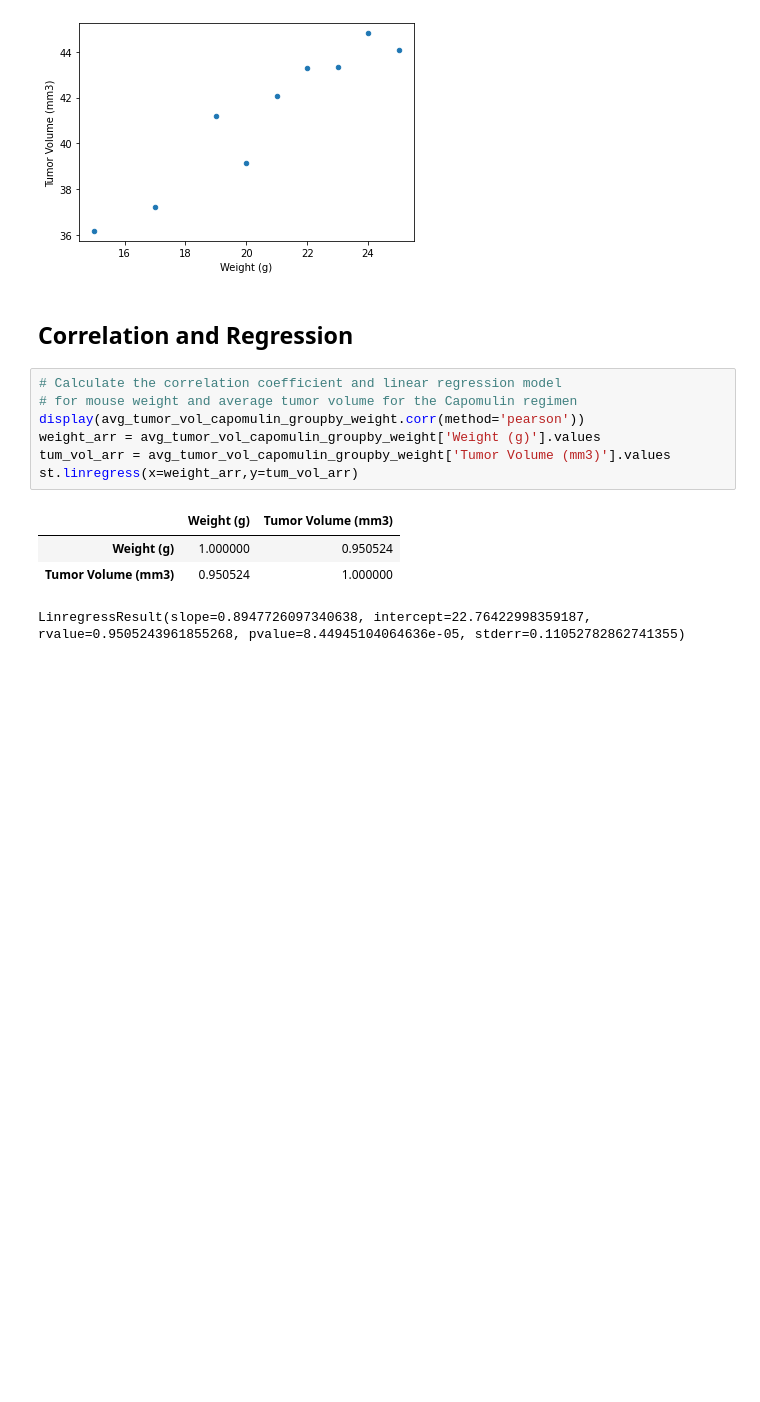
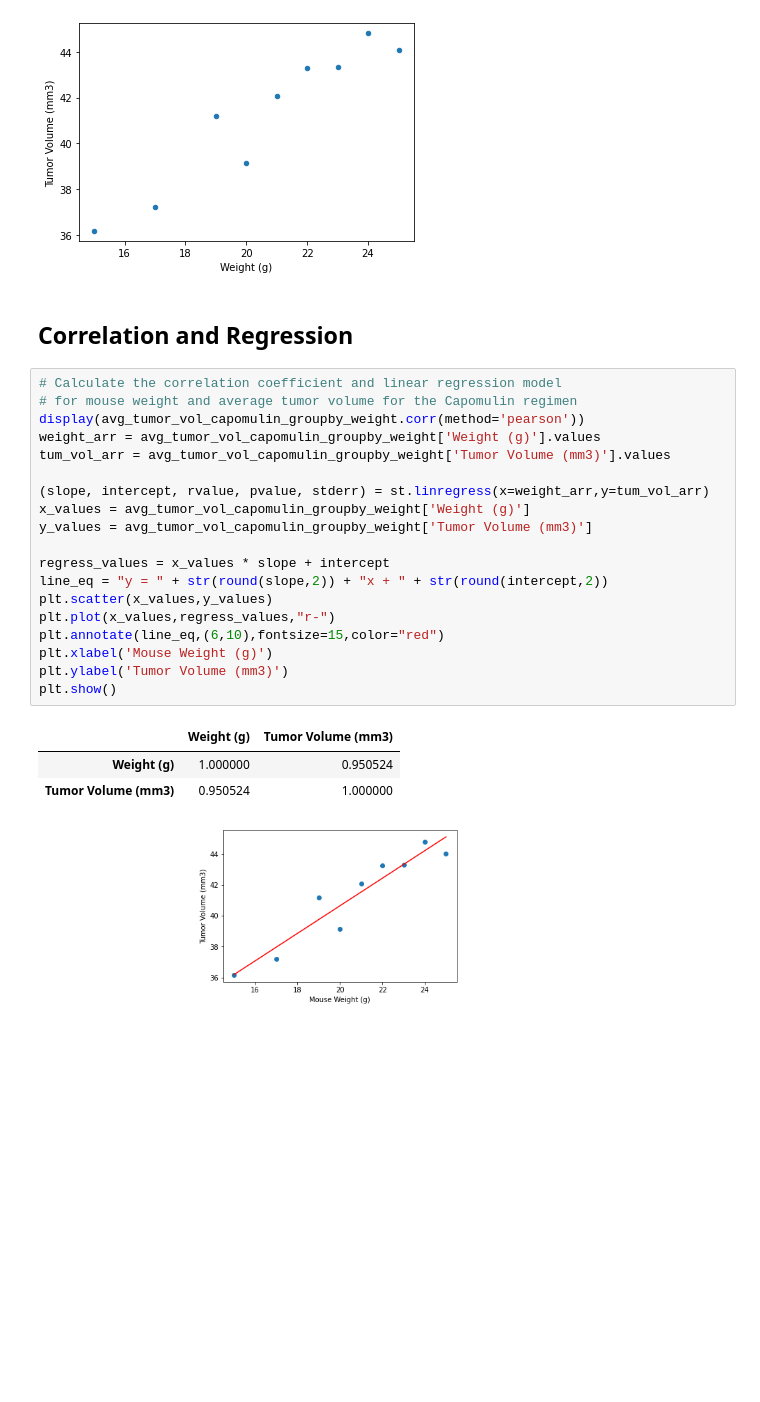
Before and after one commit to bjohnson90/matplotlib-challenge, a Jupyter notebook: Pymaceuticals/pymaceuticals_starter.ipynb, the cells around one changed output. Drawn from its saved outputs; the diff is of its cells as text; blank space fills up the shorter version.

Commit message:
figured out a couple last minute items

```diff
--- a/Pymaceuticals/pymaceuticals_starter.ipynb
+++ b/Pymaceuticals/pymaceuticals_starter.ipynb
@@ -235,12 +268,24 @@ avg_tumor_vol_capomulin_groupby_weight.plot.scatter(x='Weight (g)', y='Tumor Vol
 # %%
 # Calculate the correlation coefficient and linear regression model
 # for mouse weight and average tumor volume for the Capomulin regimen
 display(avg_tumor_vol_capomulin_groupby_weight.corr(method='pearson'))
 weight_arr = avg_tumor_vol_capomulin_groupby_weight['Weight (g)'].values
 tum_vol_arr = avg_tumor_vol_capomulin_groupby_weight['Tumor Volume (mm3)'].values
-st.linregress(x=weight_arr,y=tum_vol_arr)
+
+(slope, intercept, rvalue, pvalue, stderr) = st.linregress(x=weight_arr,y=tum_vol_arr)
+x_values = avg_tumor_vol_capomulin_groupby_weight['Weight (g)']
+y_values = avg_tumor_vol_capomulin_groupby_weight['Tumor Volume (mm3)']
+
+regress_values = x_values * slope + intercept
+line_eq = "y = " + str(round(slope,2)) + "x + " + str(round(intercept,2))
+plt.scatter(x_values,y_values)
+plt.plot(x_values,regress_values,"r-")
+plt.annotate(line_eq,(6,10),fontsize=15,color="red")
+plt.xlabel('Mouse Weight (g)')
+plt.ylabel('Tumor Volume (mm3)')
+plt.show()
 # %% [output]
 |  | Weight (g) | Tumor Volume (mm3) |
 | Weight (g) | 1.000000 | 0.950524 |
 | Tumor Volume (mm3) | 0.950524 | 1.000000 |
-LinregressResult(slope=0.8947726097340638, intercept=22.76422998359187, rvalue=0.9505243961855268, pvalue=8.44945104064636e-05, stderr=0.11052782862741355)
+[figure, added]
```
Also changed, not shown: parts of 1 cell of this notebook.
